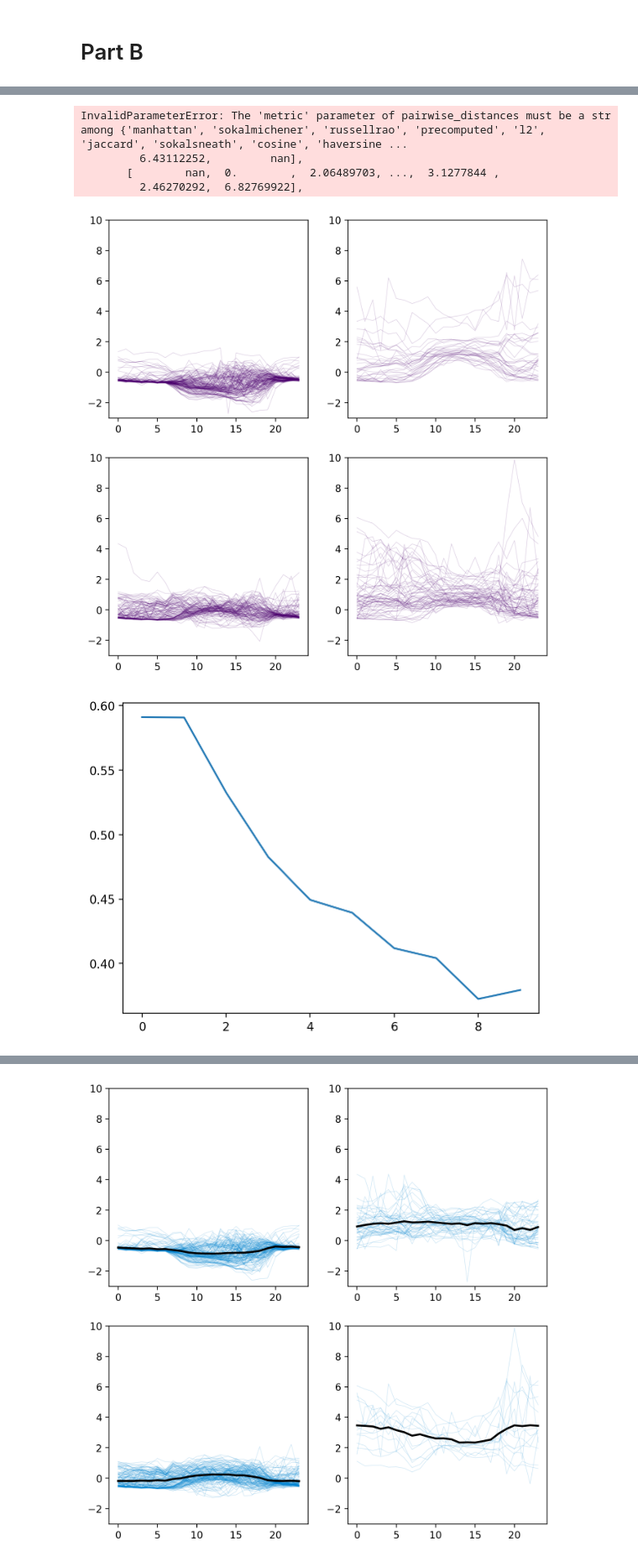
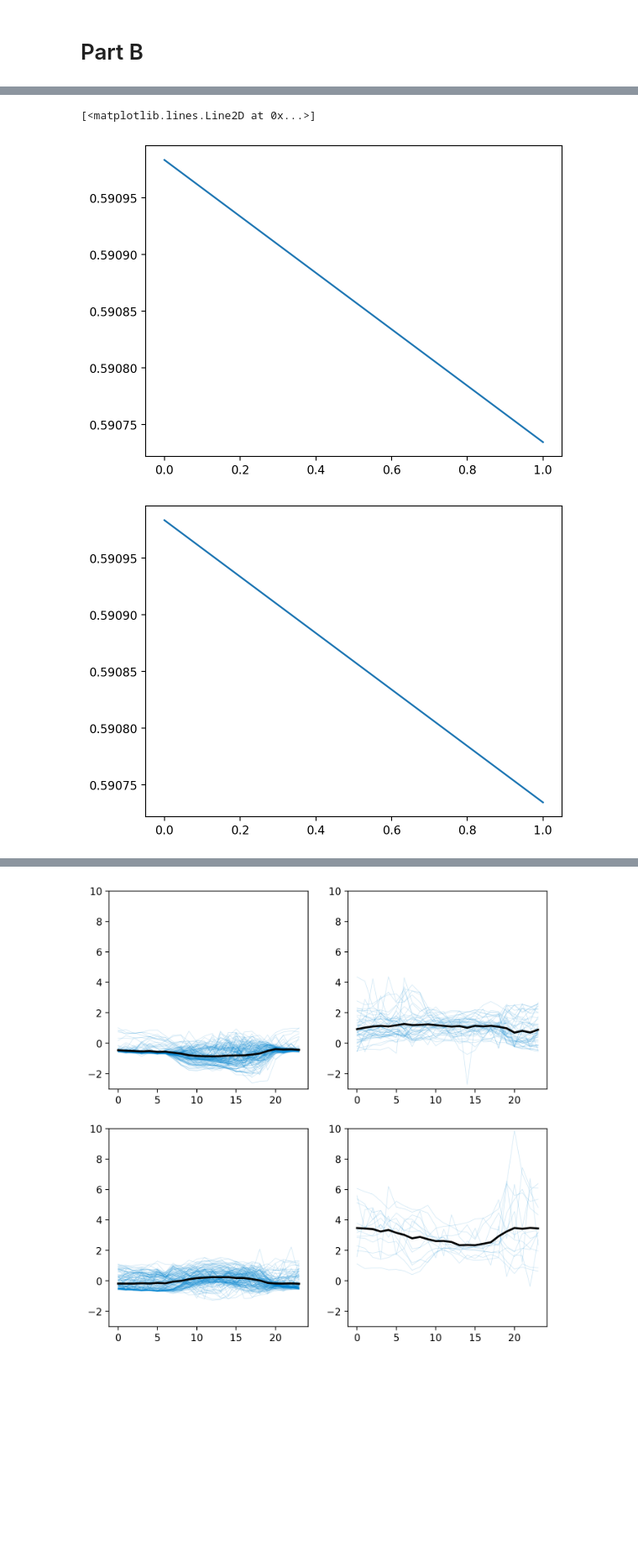
Before and after one commit to davvidbaker/aes-hw-s24, a Jupyter notebook: data-science/customer-classification-project.ipynb, the cells around one changed output, grey strips where cells are left out. Shown at 84% size. Cells and saved outputs as stored; diff of their text form; code cells hidden in the pictures; blank space fills up the shorter version.

```diff
--- a/data-science/customer-classification-project.ipynb
+++ b/data-science/customer-classification-project.ipynb
@@ -127,7 +127,7 @@ g.map_diag(sns.histplot, kde=True)
 # %% [markdown]
 # Part B
 # %%
-n_clusters_arr = np.arange(2, 12)
+n_clusters_arr = np.arange(2, 4)
 
 scores = []
 for n_clusters in n_clusters_arr:
@@ -161,41 +161,41 @@ plt.figure()
 plt.plot(scores)
 
 
-from sklearn_extra.cluster import KMedoids
+# from sklearn_extra.cluster import KMedoids
 
 
-scores = []
-for n_clusters in n_clusters_arr:
-    kmeans = KMedoids(
-        n_clusters=n_clusters,
-        random_state=0,
-        metric=metrics.pairwise_distances(attribute_array, metric="mahalanobis"),
-        # metric_params={"VI": np.cov(attribute_array, rowvar=False)},
-    )
-    cluster_array = kmeans.fit_predict(attribute_array)
-    # print(cluster_array)
-    # I'm not sure how to best visualize this
-    # How about like this
+# scores = []
+# for n_clusters in n_clusters_arr:
+#     kmeans = KMedoids(
+#         n_clusters=n_clusters,
+#         random_state=0,
+#         metric=metrics.pairwise_distances(attribute_array, metric="mahalanobis"),
+#         # metric_params={"VI": np.cov(attribute_array, rowvar=False)},
+#     )
+#     cluster_array = kmeans.fit_predict(attribute_array)
+#     # print(cluster_array)
+#     # I'm not sure how to best visualize this
+#     # How about like this
 
-    if n_clusters == 4:
-        fig, axs = plt.subplots(int(math.ceil(n_clusters / 2)), 2, figsize=(8, 8))
-        axs = axs.flatten()
+#     if n_clusters == 4:
+#         fig, axs = plt.subplots(int(math.ceil(n_clusters / 2)), 2, figsize=(8, 8))
+#         axs = axs.flatten()
 
-        np_scaled = StandardScaler().fit_transform(all_days)
+#         np_scaled = StandardScaler().fit_transform(all_days)
 
-        for idx, cluster_label in enumerate(cluster_array):
-            np_profs = np_scaled[idx, :].T
-            axs[cluster_label].plot()
-            axs[cluster_label].plot(
-                np_profs, alpha=0.2, linewidth=0.5, color="xkcd:royal purple"
-            )
+#         for idx, cluster_label in enumerate(cluster_array):
+#             np_profs = np_scaled[idx, :].T
+#             axs[cluster_label].plot()
+#             axs[cluster_label].plot(
+#                 np_profs, alpha=0.2, linewidth=0.5, color="xkcd:royal purple"
+#             )
 
-        for cluster_idx in set(cluster_array):
-            axs[cluster_idx].set_ylim(-3, 10)
+#         for cluster_idx in set(cluster_array):
+#             axs[cluster_idx].set_ylim(-3, 10)
 
-    score = metrics.silhouette_score(attribute_array, cluster_array, metric="euclidean")
-    print(n_clusters, score)
-    scores = [*scores, score]
+#     score = metrics.silhouette_score(attribute_array, cluster_array, metric="euclidean")
+#     print(n_clusters, score)
+#     scores = [*scores, score]
 
 plt.figure()
 plt.plot(scores)
@@ -213,9 +205,6 @@ plt.plot(scores)
-InvalidParameterError: The 'metric' parameter of pairwise_distances must be a str among {'manhattan', 'sokalmichener', 'russellrao', 'precomputed', 'l2', 'jaccard', 'sokalsneath', 'cosine', 'haversine ...
-         6.43112252,         nan],
-       [        nan,  0.        ,  2.06489703, ...,  3.1277844 ,
-         2.46270292,  6.82769922],
+[<matplotlib.lines.Line2D at 0x...>]
-[figure, old version]
+[figure, new version]
-[figure, old version]
+[figure, new version]
 # %%
 from sklearn.manifold import TSNE
 import matplotlib.colors
```
Also changed, not shown: parts of 3 cells of this notebook.
